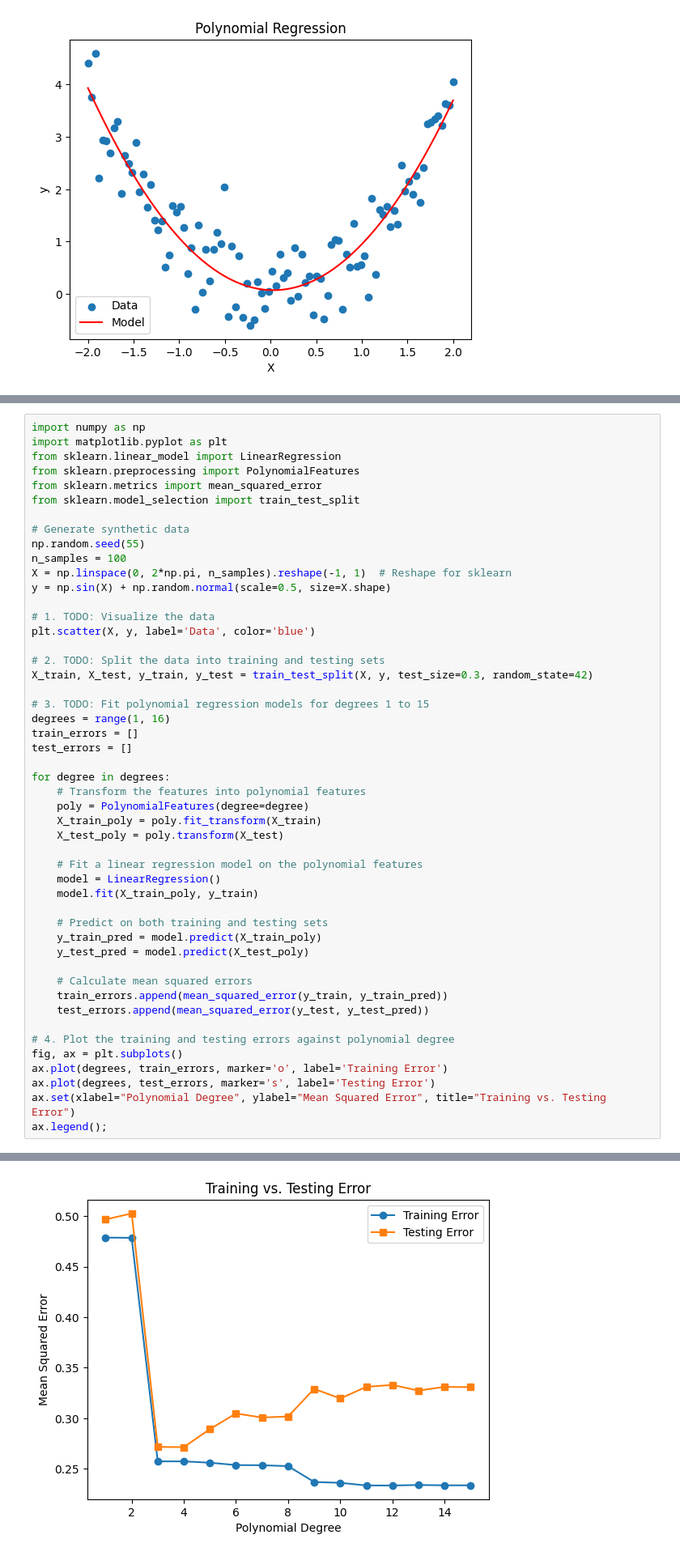
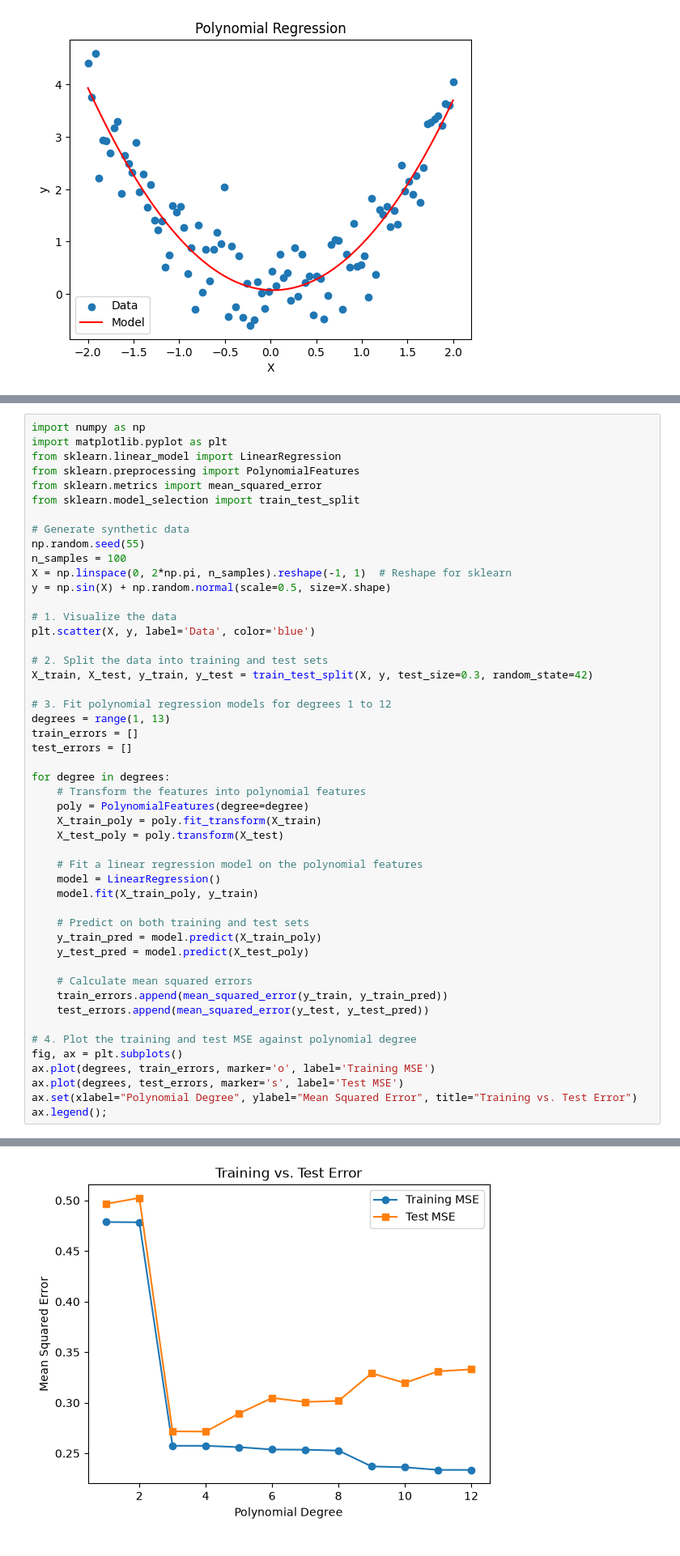
Before and after one commit to mibur1/psy300, a Jupyter notebook: book/solutions/solutions_1.ipynb, the cells around one changed output, grey strips where cells are left out. Shown at 81% size. Saved outputs shown, nothing was run; the diff lists cells and outputs as text.

```diff
--- a/book/solutions/solutions_1.ipynb
+++ b/book/solutions/solutions_1.ipynb
@@ -96,14 +101,14 @@ n_samples = 100
 X = np.linspace(0, 2*np.pi, n_samples).reshape(-1, 1)  # Reshape for sklearn
 y = np.sin(X) + np.random.normal(scale=0.5, size=X.shape)
 
-# 1. TODO: Visualize the data
+# 1. Visualize the data
 plt.scatter(X, y, label='Data', color='blue')
 
-# 2. TODO: Split the data into training and testing sets
+# 2. Split the data into training and test sets
 X_train, X_test, y_train, y_test = train_test_split(X, y, test_size=0.3, random_state=42)
 
-# 3. TODO: Fit polynomial regression models for degrees 1 to 15
-degrees = range(1, 16)
+# 3. Fit polynomial regression models for degrees 1 to 12
+degrees = range(1, 13)
 train_errors = []
 test_errors = []
 
@@ -117,7 +122,7 @@ for degree in degrees:
     model = LinearRegression()
     model.fit(X_train_poly, y_train)
 
-    # Predict on both training and testing sets
+    # Predict on both training and test sets
     y_train_pred = model.predict(X_train_poly)
     y_test_pred = model.predict(X_test_poly)
 
@@ -125,10 +130,10 @@ for degree in degrees:
     train_errors.append(mean_squared_error(y_train, y_train_pred))
     test_errors.append(mean_squared_error(y_test, y_test_pred))
 
-# 4. Plot the training and testing errors against polynomial degree
+# 4. Plot the training and test MSE against polynomial degree
 fig, ax = plt.subplots()
-ax.plot(degrees, train_errors, marker='o', label='Training Error')
-ax.plot(degrees, test_errors, marker='s', label='Testing Error')
-ax.set(xlabel="Polynomial Degree", ylabel="Mean Squared Error", title="Training vs. Testing Error")
+ax.plot(degrees, train_errors, marker='o', label='Training MSE')
+ax.plot(degrees, test_errors, marker='s', label='Test MSE')
+ax.set(xlabel="Polynomial Degree", ylabel="Mean Squared Error", title="Training vs. Test Error")
 ax.legend();
 # %% [output]
@@ -136 +141 @@ ax.legend();
-[figure, old version]
+[figure, new version]
```
Also changed, not shown: parts of 17 cells of this notebook, 5 other files.
